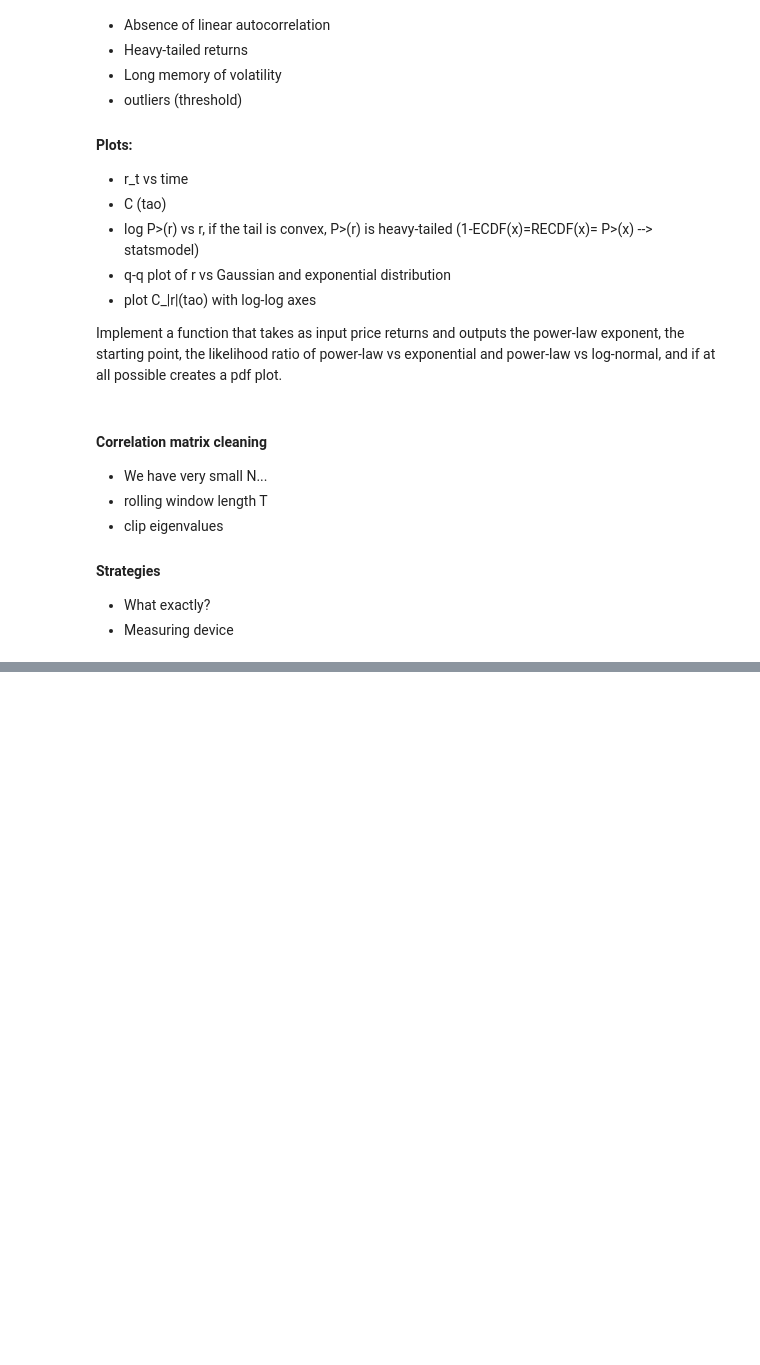
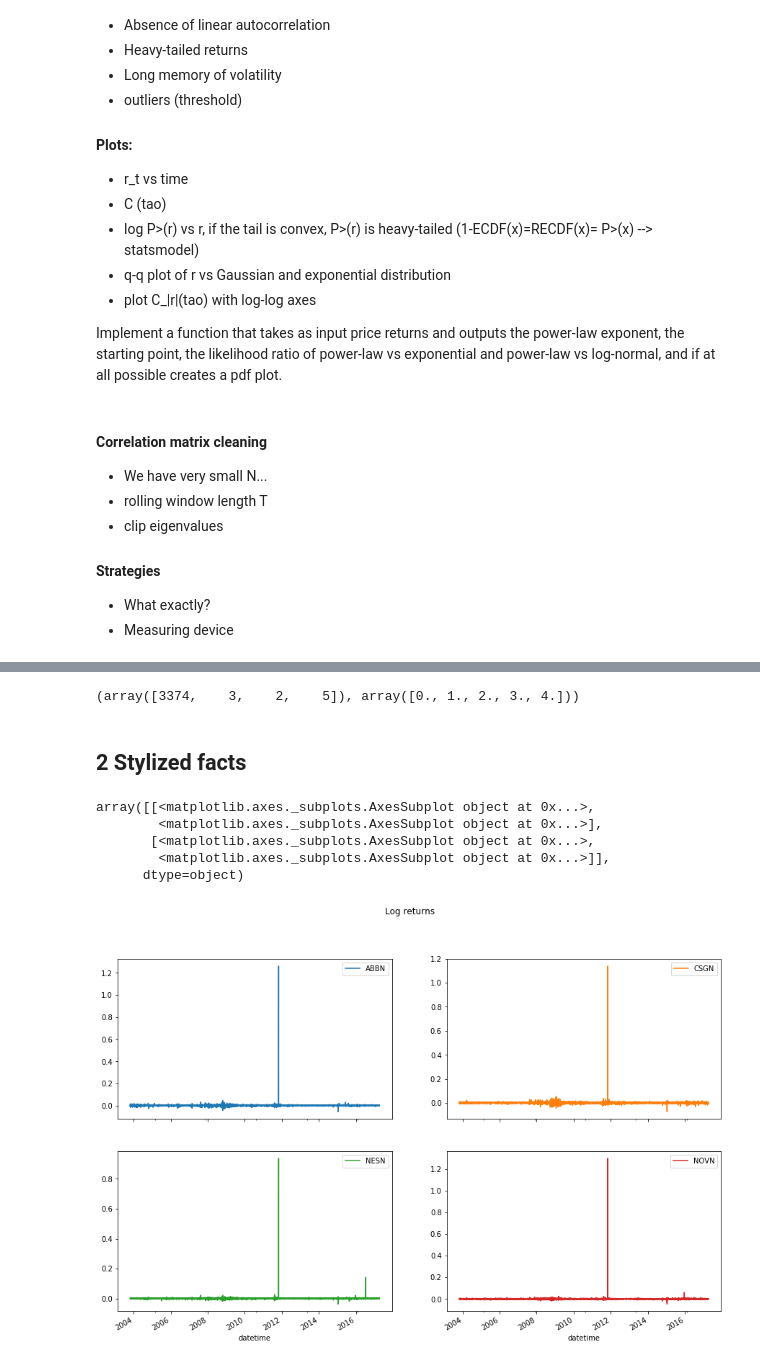
Before and after one commit to miallema/Fin-525, a Jupyter notebook: project.ipynb, the cells around one changed output, grey strips where cells are left out. Drawn from its saved outputs; the diff is of its cells as text; code cells hidden in the pictures; blank space fills up the shorter version.

```diff
--- a/project.ipynb
+++ b/project.ipynb
@@ -65,0 +56,6 @@ df.head(100)
+# %%
+DATA_RAW_DIR = './data/Raw/'
+DATA_CLEAN_DIR = './data/Clean/'
+
+stocks_s = ['ABBN.S', 'CSGN.S', 'NESN.S', 'NOVN.S']
+cleaned_df_s = preprocess(stocks_s, DATA_RAW_DIR, verbosity=1)
@@ -65,0 +90,3 @@ df.head(100)
+# %%
+# Loading the cleaned dataset
+cleaned_df = pd.read_csv(os.path.join(DATA_CLEAN_DIR, 'acnn.csv.gz'), compression='gzip', index_col='datetime', parse_dates=True)
@@ -65,0 +95,5 @@ df.head(100)
+# %%
+missing_hours_per_day = 5 - df_sign.groupby(lambda x: x.date).apply(lambda x: len(x))
+np.histogram(missing_hours_per_day, bins=4)
+# %% [output]
+(array([3374,    3,    2,    5]), array([0., 1., 2., 3., 4.]))
@@ -65,0 +112,2 @@ df.head(100)
+# %% [markdown]
+## 2 Stylized facts
@@ -65,0 +124,9 @@ df.head(100)
+# %%
+cleaned_df.plot(subplots=True, layout=(2,2), figsize=(15,10), title='Log returns')
+# %% [output]
+array([[<matplotlib.axes._subplots.AxesSubplot object at 0x...>,
+        <matplotlib.axes._subplots.AxesSubplot object at 0x...>],
+       [<matplotlib.axes._subplots.AxesSubplot object at 0x...>,
+        <matplotlib.axes._subplots.AxesSubplot object at 0x...>]],
+      dtype=object)
+[figure, added]
```
Also changed, not shown: parts of 41 cells of this notebook.
